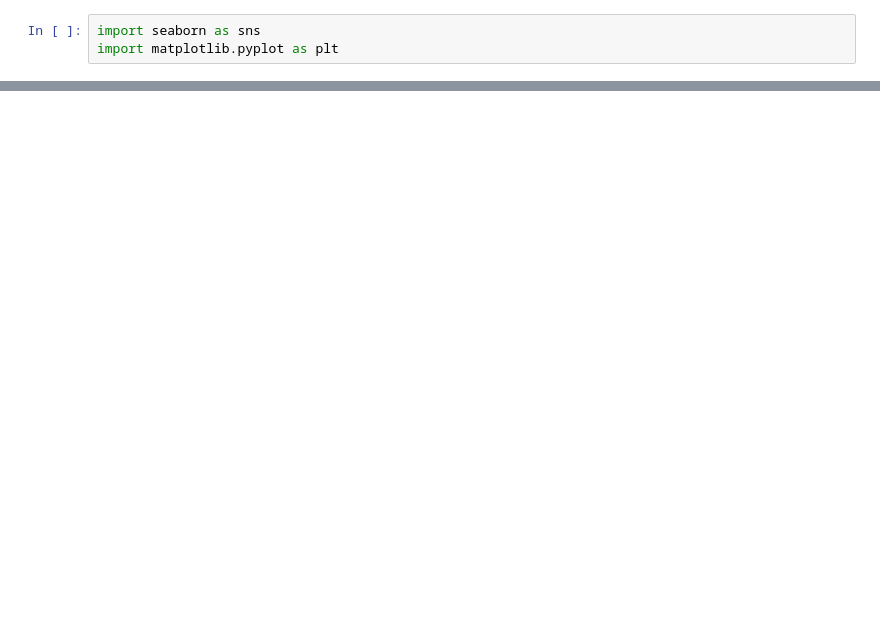
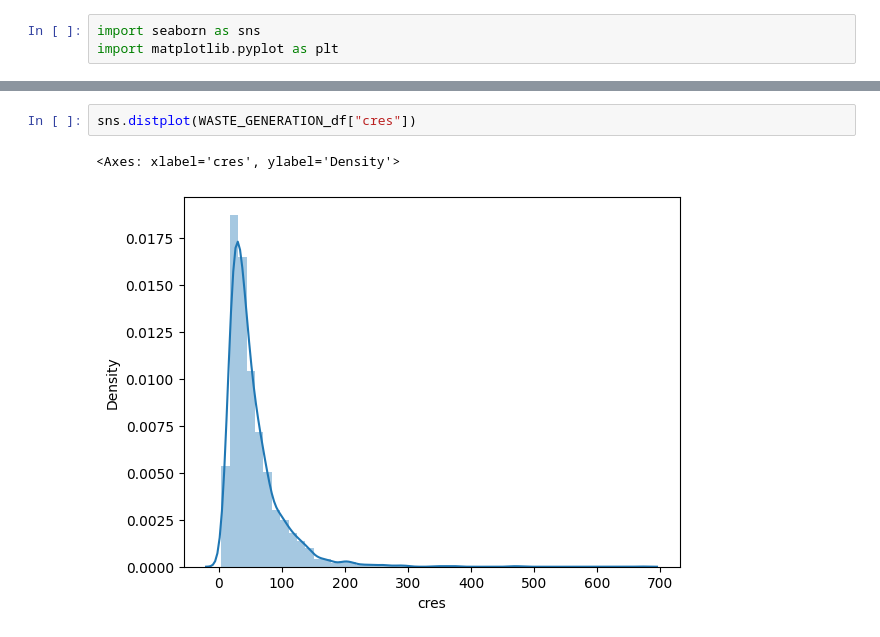
Before and after one commit to Gourav052003/Machine-Learning-Solutions-for-Predicting-Municipal-Waste-Costs-and-Sustainable-Resource-Management, a Jupyter notebook: Impact Analysis/Waste Generation.ipynb, the cells around one changed output, grey strips where cells are left out. Drawn from its saved outputs; the diff is of its cells as text; blank space fills up the shorter version.

```diff
--- a/Impact Analysis/Waste Generation.ipynb
+++ b/Impact Analysis/Waste Generation.ipynb
@@ -49,0 +76,5 @@ sns.heatmap(WASTE_GENERATION_df.isnull())
+# %%
+sns.distplot(WASTE_GENERATION_df["cres"])
+# %% [output]
+<Axes: xlabel='cres', ylabel='Density'>
+[figure, added]
```
Also changed, not shown: parts of 7 cells of this notebook.
